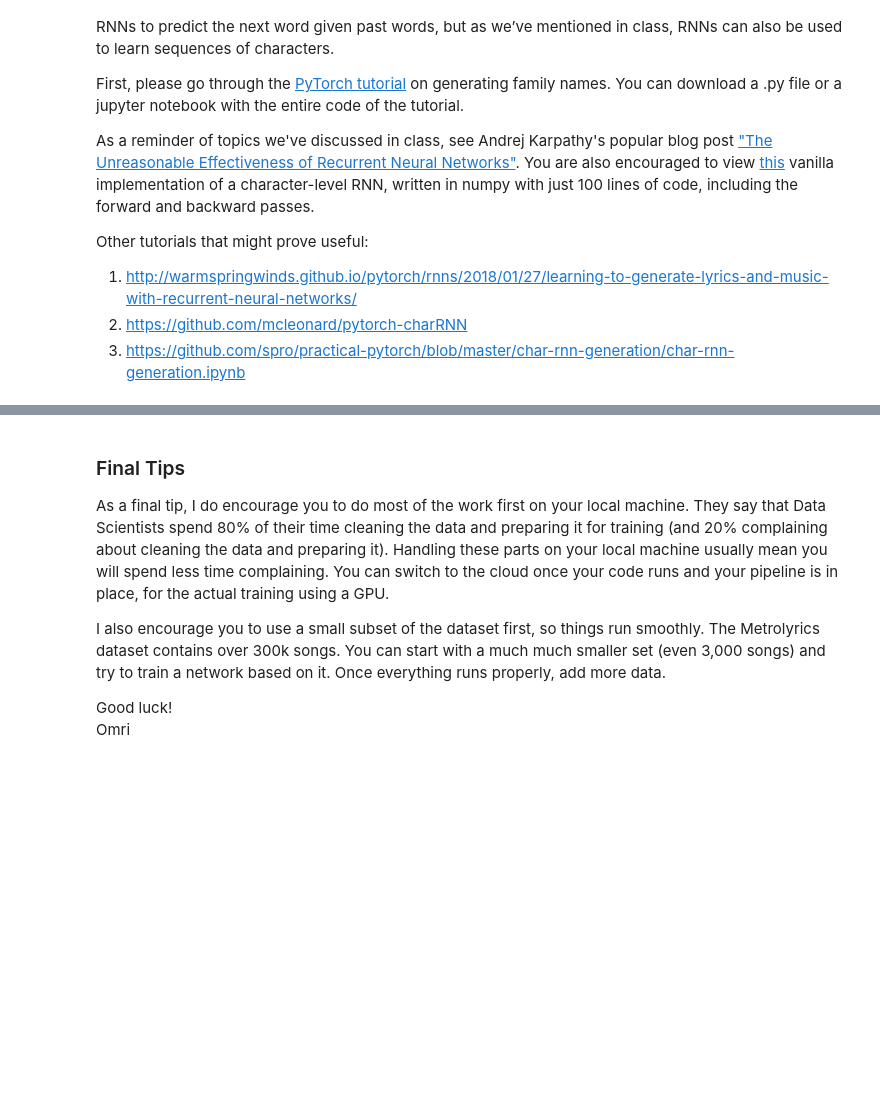
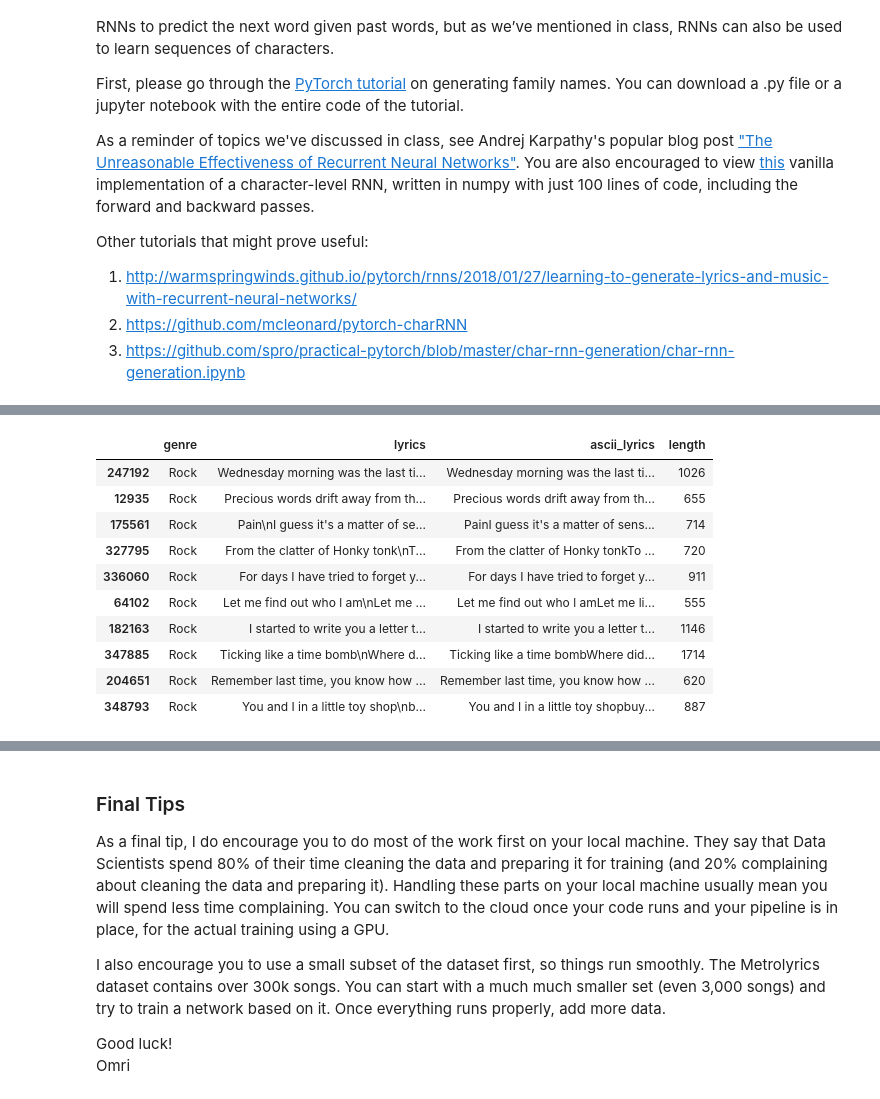
Before and after one commit to gabibu/deeplearnning, a Jupyter notebook: DL_rnn_text_classification_generation.ipynb, the cells around one changed output, grey strips where cells are left out. Saved outputs shown, nothing was run; the diff lists cells and outputs as text; code cells hidden in the pictures; blank space fills up the shorter version.

```diff
--- a/DL_rnn_text_classification_generation.ipynb
+++ b/DL_rnn_text_classification_generation.ipynb
@@ -142,0 +139,7 @@ Warning: Your Kaggle API key is readable by other users on this system! To fix t
+# %%
+def unicodeToAscii(s):
+    return ''.join(
+        c for c in unicodedata.normalize('NFD', s)
+        if unicodedata.category(c) != 'Mn'
+        and c in all_characters
+    )
@@ -475,0 +482,20 @@ Other tutorials that might prove useful:
+# %%
+def unicodeToAscii(s):
+    return ''.join(
+        c for c in unicodedata.normalize('NFD', s)
+        if unicodedata.category(c) != 'Mn'
+        and c in all_characters
+    )
+
+def randomChoice(l):
+    return l.iloc[random.randint(0, len(l) - 1)]
+# %%
+lyrics_df = pd.read_csv("../data/lyrics.csv", usecols=['genre', 'lyrics'])
+
+lyrics_df = lyrics_df[lyrics_df.lyrics.notnull()]
+rock_lyrics_df = lyrics_df[lyrics_df.genre == GENERE]
+
+rock_lyrics_df["ascii_lyrics"] = rock_lyrics_df["lyrics"].map(lambda text:  unicodeToAscii(text))
+rock_lyrics_df["length"] = rock_lyrics_df['ascii_lyrics'].map(lambda text:  len(text))
+
+rock_lyrics_df = rock_lyrics_df[rock_lyrics_df['length'] > MIN_LENGTH_FOR_TRAIN]
@@ -475,0 +513,14 @@ Other tutorials that might prove useful:
+# %%
+rock_lyrics_df.sample(10)
+# %% [output]
+|  | genre | lyrics | ascii_lyrics | length |
+| 247192 | Rock | Wednesday morning was the last ti... | Wednesday morning was the last ti... | 1026 |
+| 12935 | Rock | Precious words drift away from th... | Precious words drift away from th... | 655 |
+| 175561 | Rock | Pain\nI guess it's a matter of se... | PainI guess it's a matter of sens... | 714 |
+| 327795 | Rock | From the clatter of Honky tonk\nT... | From the clatter of Honky tonkTo ... | 720 |
+| 336060 | Rock | For days I have tried to forget y... | For days I have tried to forget y... | 911 |
+| 64102 | Rock | Let me find out who l am\nLet me ... | Let me find out who l amLet me li... | 555 |
+| 182163 | Rock | I started to write you a letter t... | I started to write you a letter t... | 1146 |
+| 347885 | Rock | Ticking like a time bomb\nWhere d... | Ticking like a time bombWhere did... | 1714 |
+| 204651 | Rock | Remember last time, you know how ... | Remember last time, you know how ... | 620 |
+| 348793 | Rock | You and I in a little toy shop\nb... | You and I in a little toy shopbuy... | 887 |
```
Also changed, not shown: parts of 25 cells of this notebook.
